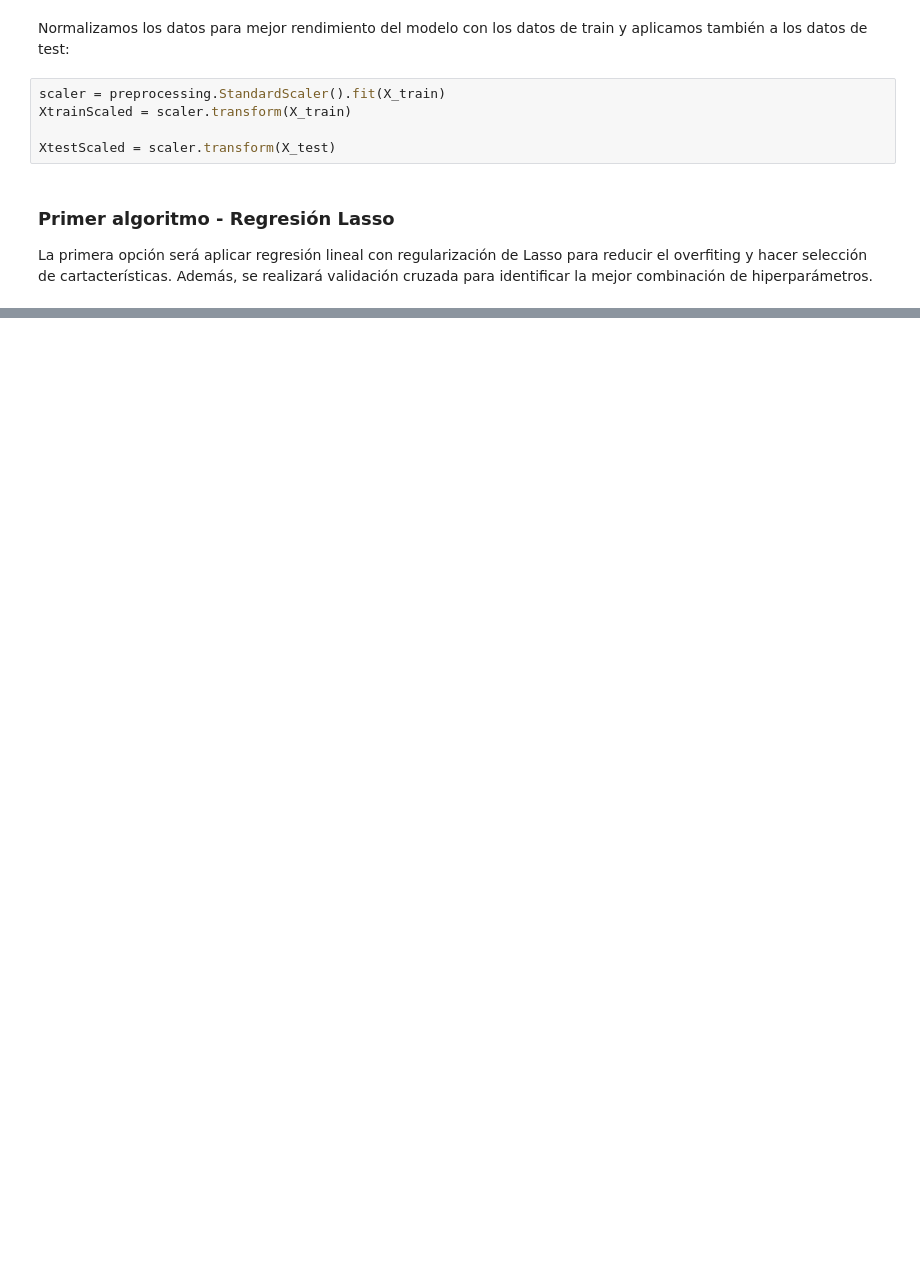
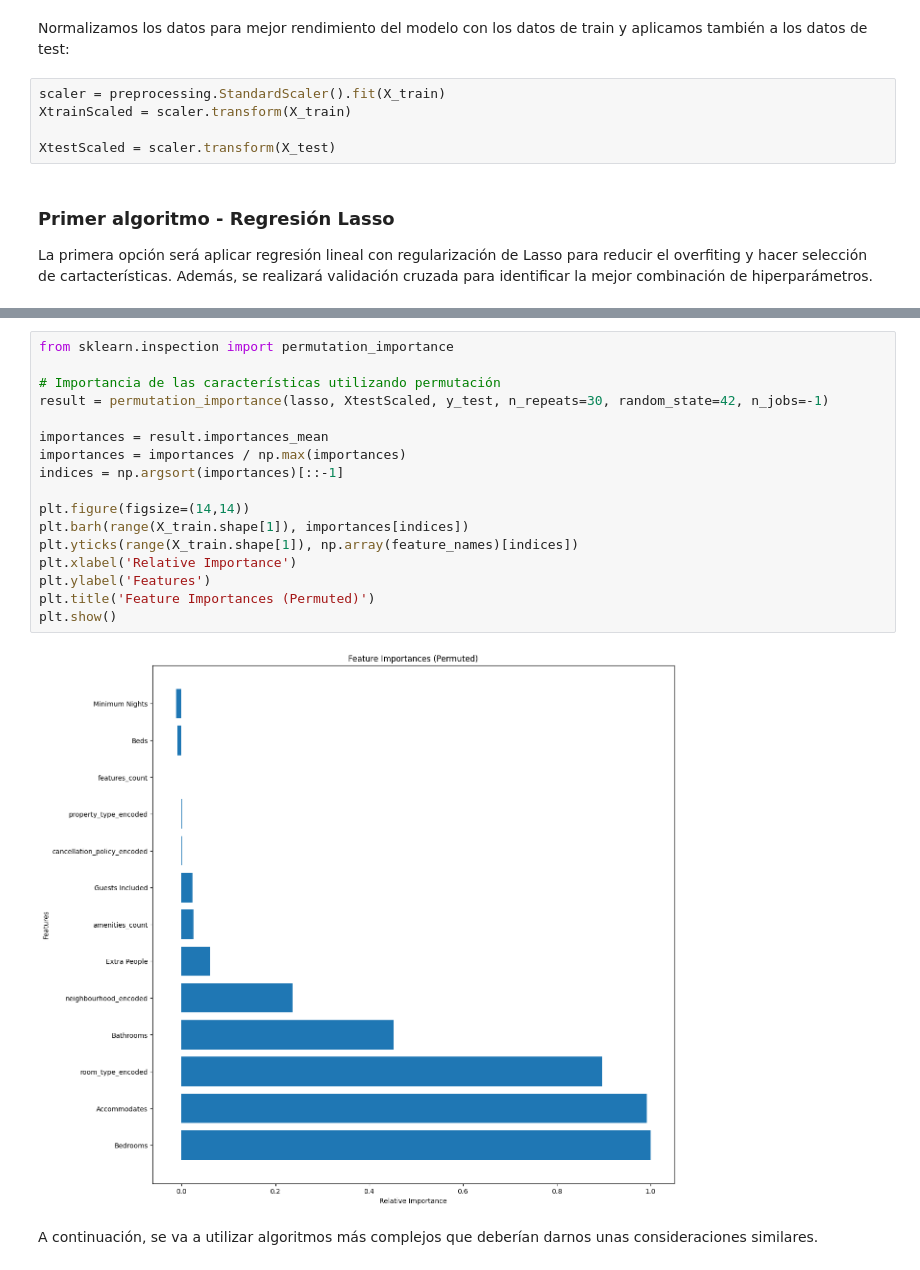
Before and after one commit to jaimegonzalezc/KC-Practica-MachineLearning, a Jupyter notebook: practicaML_2.ipynb, the cells around one changed output, grey strips where cells are left out. Drawn from its saved outputs; the diff is of its cells as text; blank space fills up the shorter version.

```diff
--- a/practicaML_2.ipynb
+++ b/practicaML_2.ipynb
@@ -656,0 +671,21 @@ best parameters: {'alpha': 0.00615848211066026}
+# %%
+from sklearn.inspection import permutation_importance
+
+# Importancia de las características utilizando permutación
+result = permutation_importance(lasso, XtestScaled, y_test, n_repeats=30, random_state=42, n_jobs=-1)
+
+importances = result.importances_mean
+importances = importances / np.max(importances)
+indices = np.argsort(importances)[::-1]
+
+plt.figure(figsize=(14,14))
+plt.barh(range(X_train.shape[1]), importances[indices])
+plt.yticks(range(X_train.shape[1]), np.array(feature_names)[indices])
+plt.xlabel('Relative Importance')
+plt.ylabel('Features')
+plt.title('Feature Importances (Permuted)')
+plt.show()
+# %% [output]
+[figure, added]
+# %% [markdown]
+A continuación, se va a utilizar algoritmos más complejos que deberían darnos unas consideraciones similares.
```
Also changed, not shown: parts of 33 cells of this notebook.
